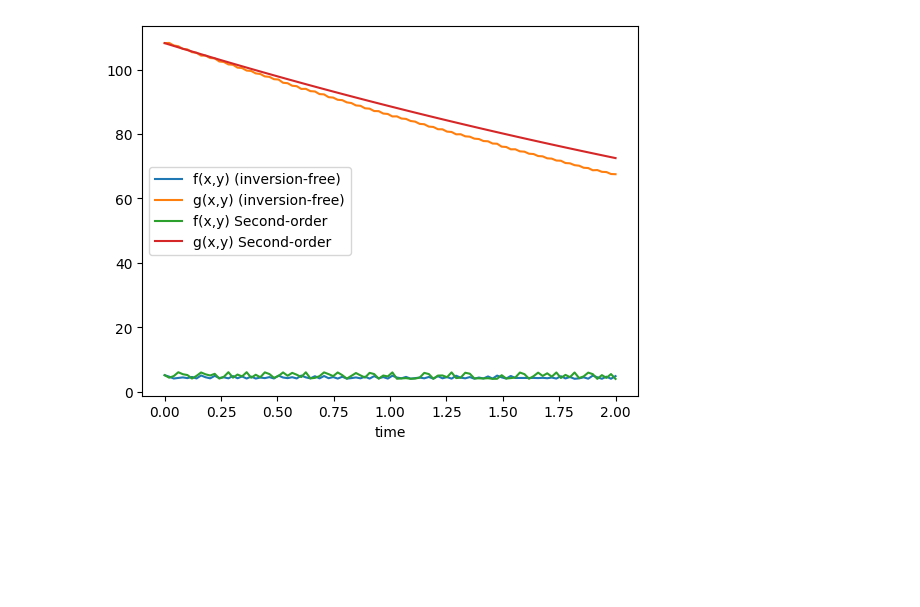
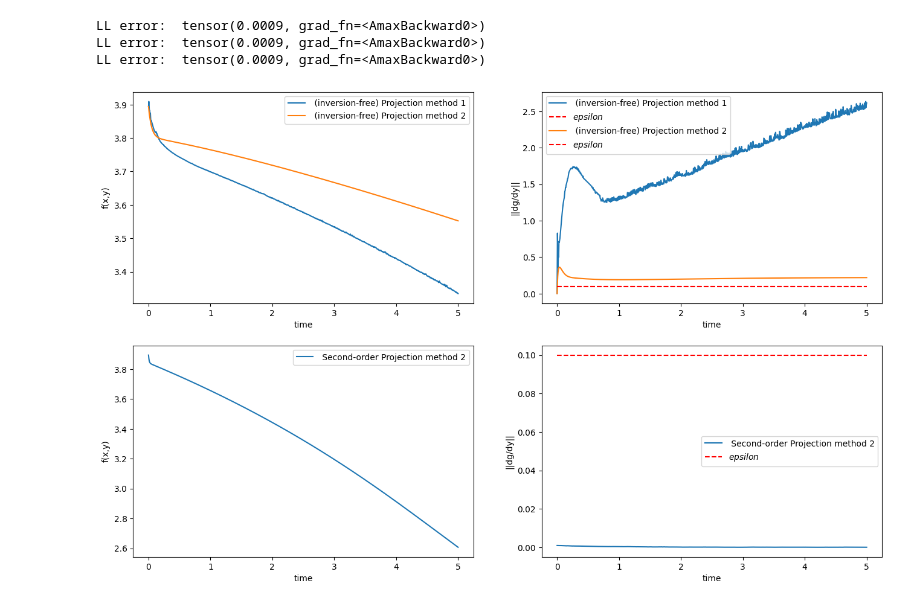
Before and after one commit to o4lc/SGF-BLO, a Jupyter notebook: continous.ipynb, the cells around one changed output. Drawn from its saved outputs; the diff is of its cells as text; code cells hidden in the pictures; blank space fills up the shorter version.

Commit message:
new projection (not working)

```diff
--- a/continous.ipynb
+++ b/continous.ipynb
@@ -7,23 +11,16 @@ import matplotlib.pyplot as plt
 # %%
-inversionFree = False
-constrained = False
-
 c = torch.load('data/c.pt')
 d = torch.load('data/d.pt')
+A = torch.load('data/A.pt')
+H = torch.load('data/H.pt')
 
 
 def f(x, y):
     return torch.sin(c.T @ x + d.T @ y) + torch.log(torch.linalg.norm(x+y)**2 + 1)
 
 def g(x, y):
-    return 0.5 * torch.linalg.norm(x-y)**2
+    return 0.5 * torch.linalg.norm(H@y - A@x)**2
 
-
-# if constrained:
-#     A = torch.load('data/A.pt')
-#     H = torch.load('data/H.pt')
-
-#     def Lagrangian(x, z):
-#         y = z[0:100]; nu = z[100:]
-#         return g(x, y) + nu.T @ (A@x + H@y)
+# def g(x, y):
+#     return 0.5 * torch.linalg.norm(y + x)**2
 # %%
@@ -120,29 +110,47 @@ def system_unconstrained(t, variables):
 # %%
-for inversionFree in [True, False]:
+plt.figure(figsize=(16, 10))
+epsilon = 1e-1
+
+for (inversionFree, projectionMethod) in [(False, None), (True, 1), (True, 2)]:
     torch.manual_seed(0)
-    x = torch.randn((100, 1), requires_grad=True, dtype=torch.float32)
-    y = torch.randn((100, 1), requires_grad=True, dtype=torch.float32)
-    nu = torch.randn((100, 1), requires_grad=True, dtype=torch.float32)
-
-
+    x = torch.randn((dim, 1), requires_grad=True, dtype=torch.float32)
+    y = solveLL(x)
+    #
+    dfdx, dfdy, dgdx, dgdy, dgdyy, dgdyx = calc_derivatives(x, y)
+    error = torch.linalg.norm(dgdy, 2)
+    print('LL error: ', error)
     # Time points where the solution is computed
-    t = torch.linspace(0, 2, 100)
+    t = torch.linspace(0, 5, 1000)
 
     # Solve the system of ODEs
     initial_conditions = torch.cat((x, y), 0)
-    solution = torchdiffeq.odeint(system_unconstrained, initial_conditions, t, method='rk4')
+    solution = torchdiffeq.odeint(system, initial_conditions, t, method='rk4')
 
     lossF, lossG, LLerror = [], [], []
     for i in range(len(solution)):
-        lossF.append(f(solution[i, :100], solution[i, 100:200])[0].detach().numpy())
-        lossG.append(g(solution[i, :100], solution[i, 100:200]).detach().numpy())
+        lossF.append(f(solution[i, :dim], solution[i, dim:])[0].detach().numpy())
+        __, __, __, dgdy, __, __ = calc_derivatives(solution[i, :dim], solution[i, dim:])
+        lossG.append(torch.linalg.norm(dgdy).detach().numpy())
 
-    plt.plot(t, lossF, label='f(x,y)' + (' (inversion-free)' if inversionFree else ' Second-order'))
-    plt.plot(t, lossG, label='g(x,y)' + (' (inversion-free)' if inversionFree else ' Second-order'))
+    plt.subplot(2, 2, (1 if inversionFree else 3))
+    plt.plot(t, lossF, label= (' (inversion-free)' if inversionFree else ' Second-order') +\
+                    (' Projection method 1' if projectionMethod == 1 else ' Projection method 2'))
+    plt.legend()
+    plt.xlabel('time')
+    plt.ylabel('f(x,y)')
+    # -----------------------------------------------------
+    plt.subplot(2, 2, 1 * (1 if inversionFree else 3) + 1)
+    plt.plot(t, lossG, label=(' (inversion-free)' if inversionFree else ' Second-order') +\
+                    (' Projection method 1' if projectionMethod == 1 else ' Projection method 2'))
+    plt.plot(t, [epsilon] * len(t), 'r--', label='$epsilon$')
+    plt.legend()
+    plt.xlabel('time')
+    plt.ylabel('||dg/dy||')
 
-plt.xlabel('time')
 
-plt.legend()
 plt.show()
 # %% [output]
+LL error:  tensor(0.0009, grad_fn=<AmaxBackward0>)
+LL error:  tensor(0.0009, grad_fn=<AmaxBackward0>)
+LL error:  tensor(0.0009, grad_fn=<AmaxBackward0>)
-[figure, old version]
+[figure, new version]
```
Also changed, not shown: parts of 6 cells of this notebook, 5 other files.
